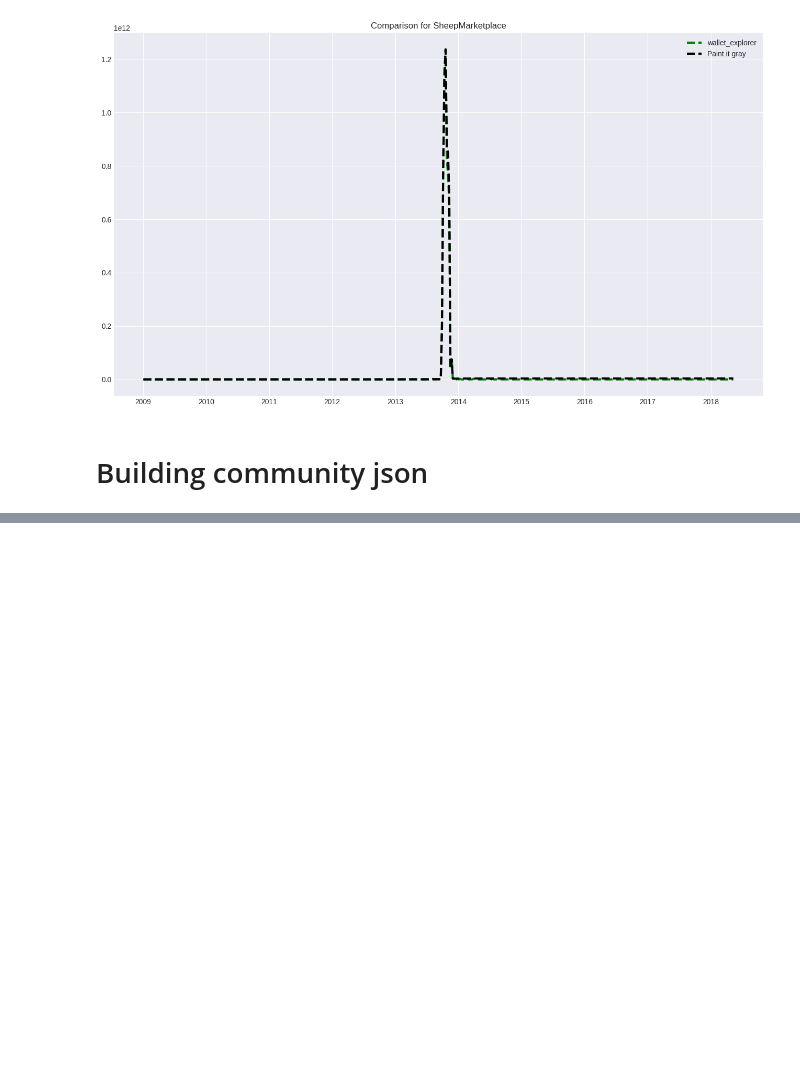
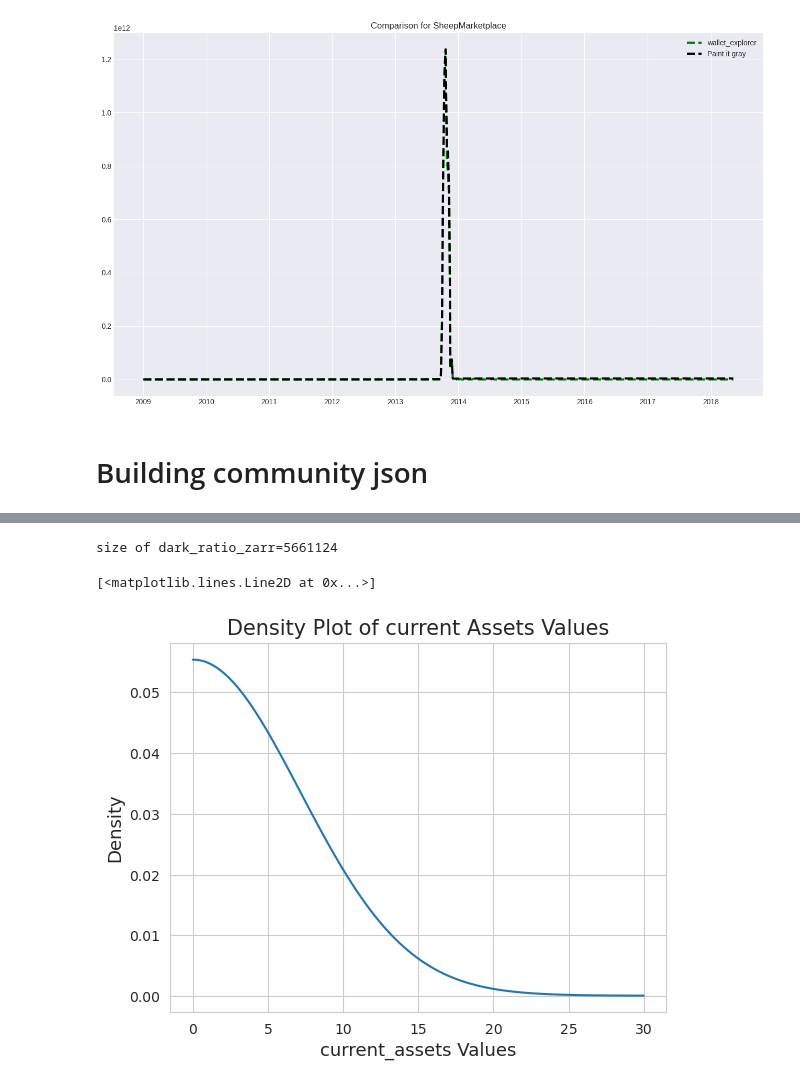
Before and after one commit to ayassine96/paint-black, a Jupyter notebook: zarr_test.ipynb, the cells around one changed output, grey strips where cells are left out. Saved outputs shown, nothing was run; the diff lists cells and outputs as text; code cells hidden in the pictures; blank space fills up the shorter version.

```diff
--- a/zarr_test.ipynb
+++ b/zarr_test.ipynb
@@ -1457,0 +1520,28 @@ print('Process terminated, graphs and attributes created.')
+# %%
+from scipy.stats.kde import gaussian_kde
+from numpy import linspace
+
+dark_ratio_zarr = zarr.load(f'/srv/abacus-1/bitcoin_darknet/grayscale_op_ali/heur_1_data_v3/daily/current_assets/current_assets_2013-03-19.zarr') #load gives an object array containing this dictionary:
+# dark_ratio_index_zarr = zarr.load(f'/local/scratch/exported/blockchain_parsed/bitcoin_darknet/gs_group/grayscale_op_ali/final/heur_1_data_v2/daily/dark_ratio_index/dark_ratio_index_2010-07-25.zarr')
+dark_ratio_zarr = dict(zip(dark_ratio_zarr["current_assets_index"], dark_ratio_zarr["current_assets_values"]))
+
+size = len(dark_ratio_zarr)
+print(f'size of dark_ratio_zarr={size}')
+
+# Get the dark_ratio_values from the dictionary
+values = list(dark_ratio_zarr.values())
+values = np.array(values)
+data = values / 1e8
+
+kde = gaussian_kde(data)
+dist_space = linspace(min(data), 30, 100)
+# # Title and labels
+plt.title('Density Plot of current Assets Values', fontsize=15)
+plt.xlabel('current_assets Values', fontsize=13)
+plt.ylabel('Density', fontsize=13)
+
+plt.plot(dist_space, kde(dist_space))
+# %% [output]
+size of dark_ratio_zarr=5661124
+[<matplotlib.lines.Line2D at 0x...>]
+[figure, added]
```
Also changed, not shown: parts of 11 cells of this notebook, 27 other files.
